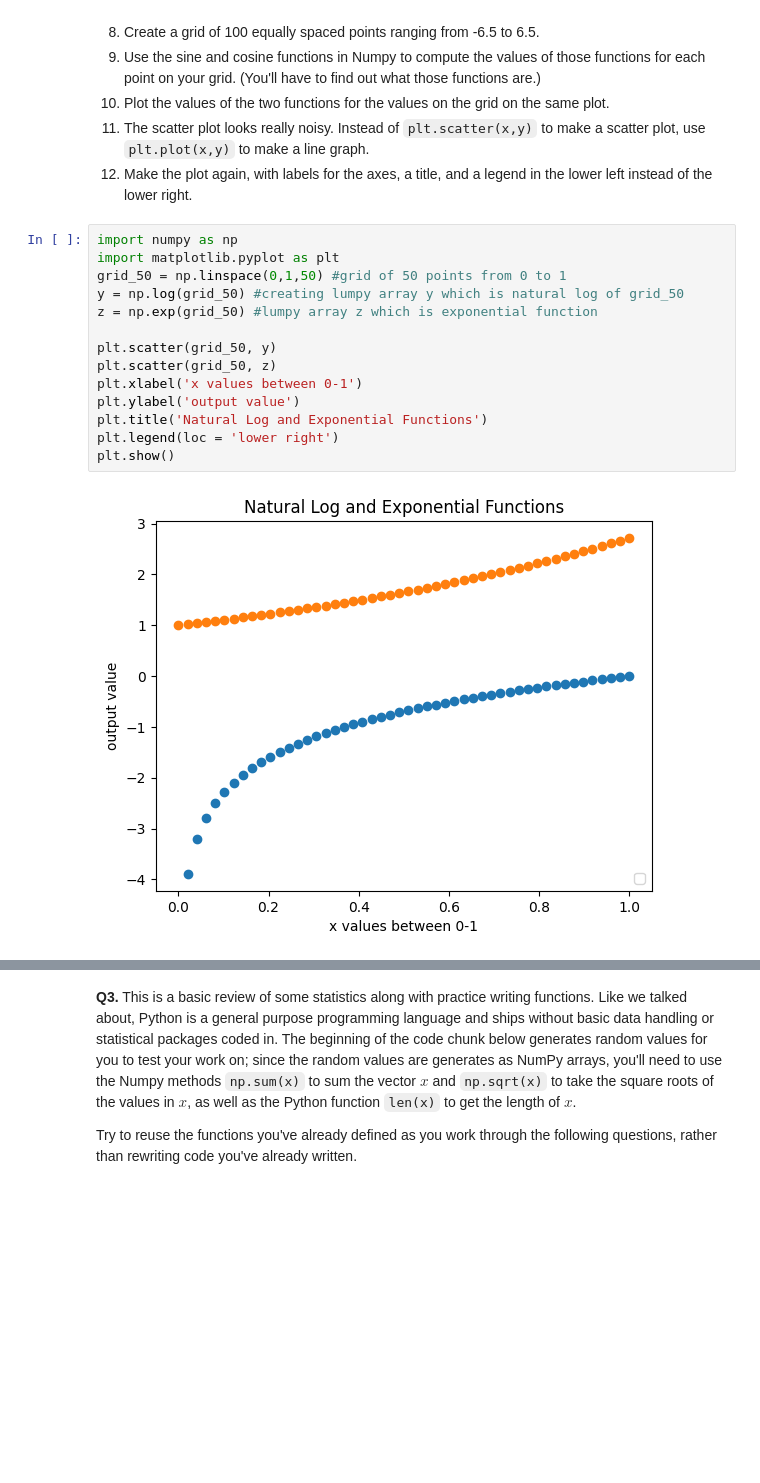
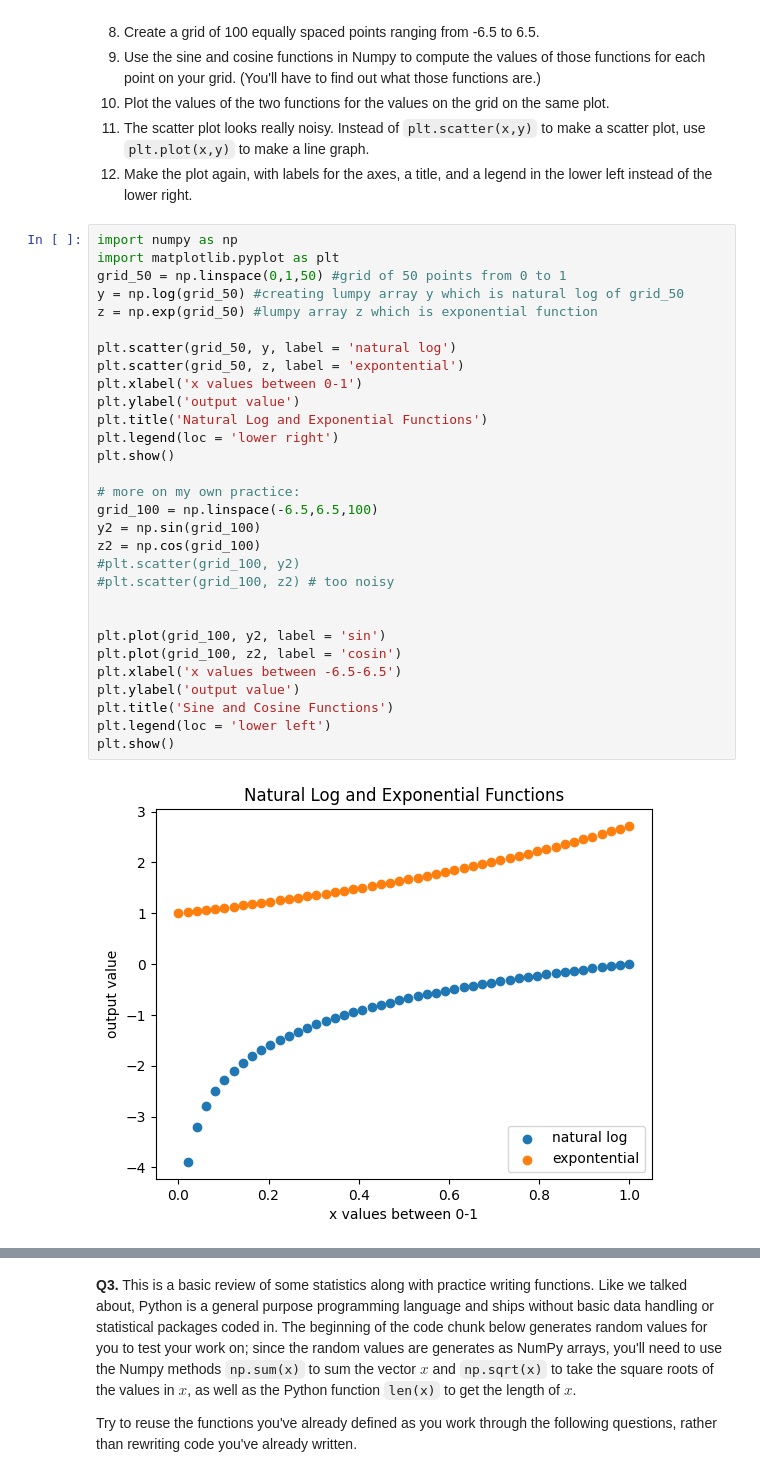
Before and after one commit to fthanw/DS3001-SP26, a Jupyter notebook: programming/assignment/assignment_programming.ipynb, the cells around one changed output, grey strips where cells are left out. Drawn from its saved outputs; the diff is of its cells as text; blank space fills up the shorter version.

```diff
--- a/programming/assignment/assignment_programming.ipynb
+++ b/programming/assignment/assignment_programming.ipynb
@@ -24,16 +24,32 @@ Now do it again, with slightly less direction:
 # %%
 import numpy as np
 import matplotlib.pyplot as plt
 grid_50 = np.linspace(0,1,50) #grid of 50 points from 0 to 1
 y = np.log(grid_50) #creating lumpy array y which is natural log of grid_50
 z = np.exp(grid_50) #lumpy array z which is exponential function
 
-plt.scatter(grid_50, y)
-plt.scatter(grid_50, z)
+plt.scatter(grid_50, y, label = 'natural log')
+plt.scatter(grid_50, z, label = 'expontential')
 plt.xlabel('x values between 0-1')
 plt.ylabel('output value')
 plt.title('Natural Log and Exponential Functions')
 plt.legend(loc = 'lower right')
 plt.show()
+
+# more on my own practice:
+grid_100 = np.linspace(-6.5,6.5,100)
+y2 = np.sin(grid_100)
+z2 = np.cos(grid_100)
+#plt.scatter(grid_100, y2)
+#plt.scatter(grid_100, z2) # too noisy
+
+
+plt.plot(grid_100, y2, label = 'sin')
+plt.plot(grid_100, z2, label = 'cosin')
+plt.xlabel('x values between -6.5-6.5')
+plt.ylabel('output value')
+plt.title('Sine and Cosine Functions')
+plt.legend(loc = 'lower left')
+plt.show()
 # %% [output]
-[figure, old version]
+[figure, new version]
```
Also changed, not shown: parts of 1 cell of this notebook.
